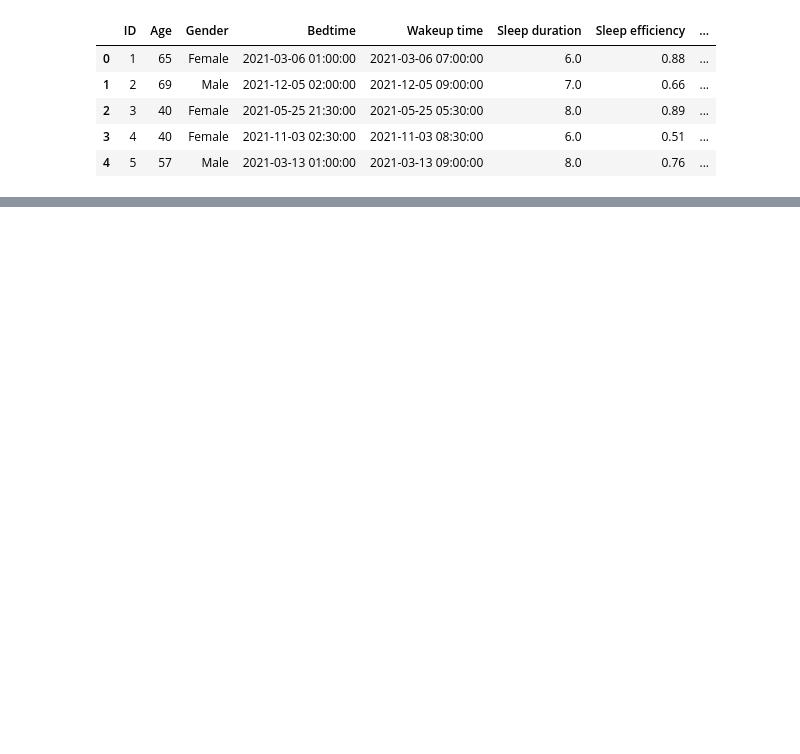
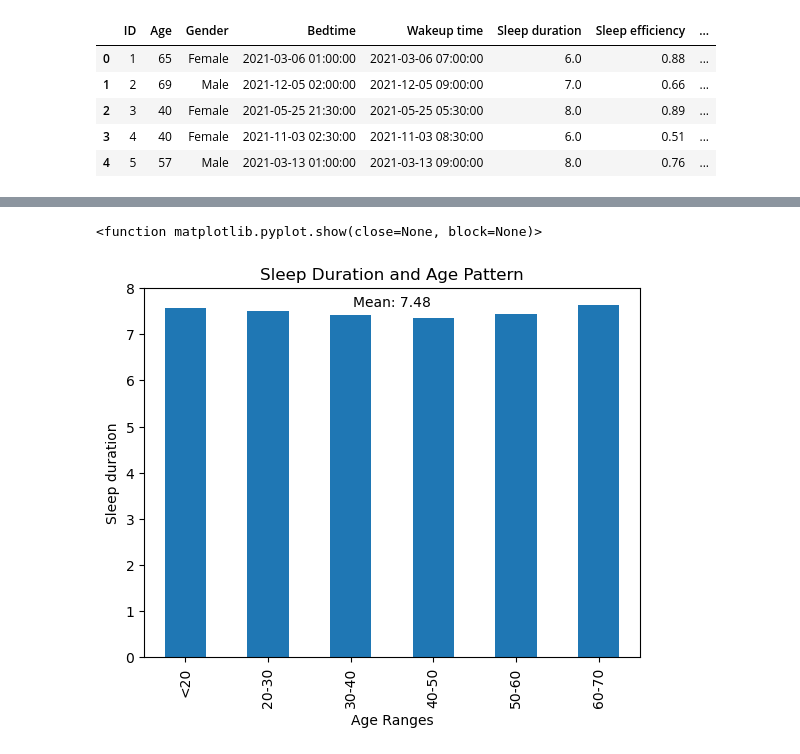
Before and after one commit to JenFreeze/Project_1, a Jupyter notebook: project1.ipynb, the cells around one changed output, grey strips where cells are left out. Drawn from its saved outputs; the diff is of its cells as text; code cells hidden in the pictures; blank space fills up the shorter version.

Commit message:
Testing Bar Charts with Age and Gender

```diff
--- a/project1.ipynb
+++ b/project1.ipynb
@@ -37,0 +55,3 @@ sleep_df.head()
+# %%
+age = clean_sleep["Age"]
+age
@@ -37,0 +91,4 @@ sleep_df.head()
+# %%
+# Create a copy of the school summary since it has the "Per Student Budget"
+clean_sleep_df = clean_sleep.copy()
+clean_sleep_df
@@ -37,0 +129,6 @@ sleep_df.head()
+# %%
+# Establish the bins
+age_bins = [15, 25, 35, 45, 55, 65, 75]
+labels = ["<20", "20-30", "30-40", "40-50", "50-60","60-70"]
+age_bins
+labels
@@ -37,0 +137,4 @@ sleep_df.head()
+# %%
+# Use `pd.cut` to categorize age based on the bins.
+clean_sleep_df["Age Ranges"] = pd.cut(age,age_bins,labels=labels,include_lowest=True)
+clean_sleep_df
@@ -37,0 +193,22 @@ sleep_df.head()
+# %%
+# group the data by age ranges and calculate the mean sleep duration for each group
+age_mean = clean_sleep_df.groupby('Age Ranges')['Sleep duration'].mean()
+
+# create the bar chart
+Bar_Chart = age_mean.plot(kind='bar', x='Age Ranges', y='Sleep duration', legend=False)
+
+# set the title and axis labels
+Bar_Chart.set_title('Sleep Duration and Age Pattern')
+Bar_Chart.set_xlabel('Age Ranges')
+Bar_Chart.set_ylabel('Sleep duration')
+
+# add the mean value to the chart
+mean_value = np.round(age_mean.mean(), 2)
+
+# calculate the mean of the mean values
+Bar_Chart.annotate(f'Mean: {mean_value}', xy=(0.5, 0.95), xycoords='axes fraction', ha='center')
+
+plt.show
+# %% [output]
+<function matplotlib.pyplot.show(close=None, block=None)>
+[figure, added]
```
Also changed, not shown: parts of 13 cells of this notebook.
